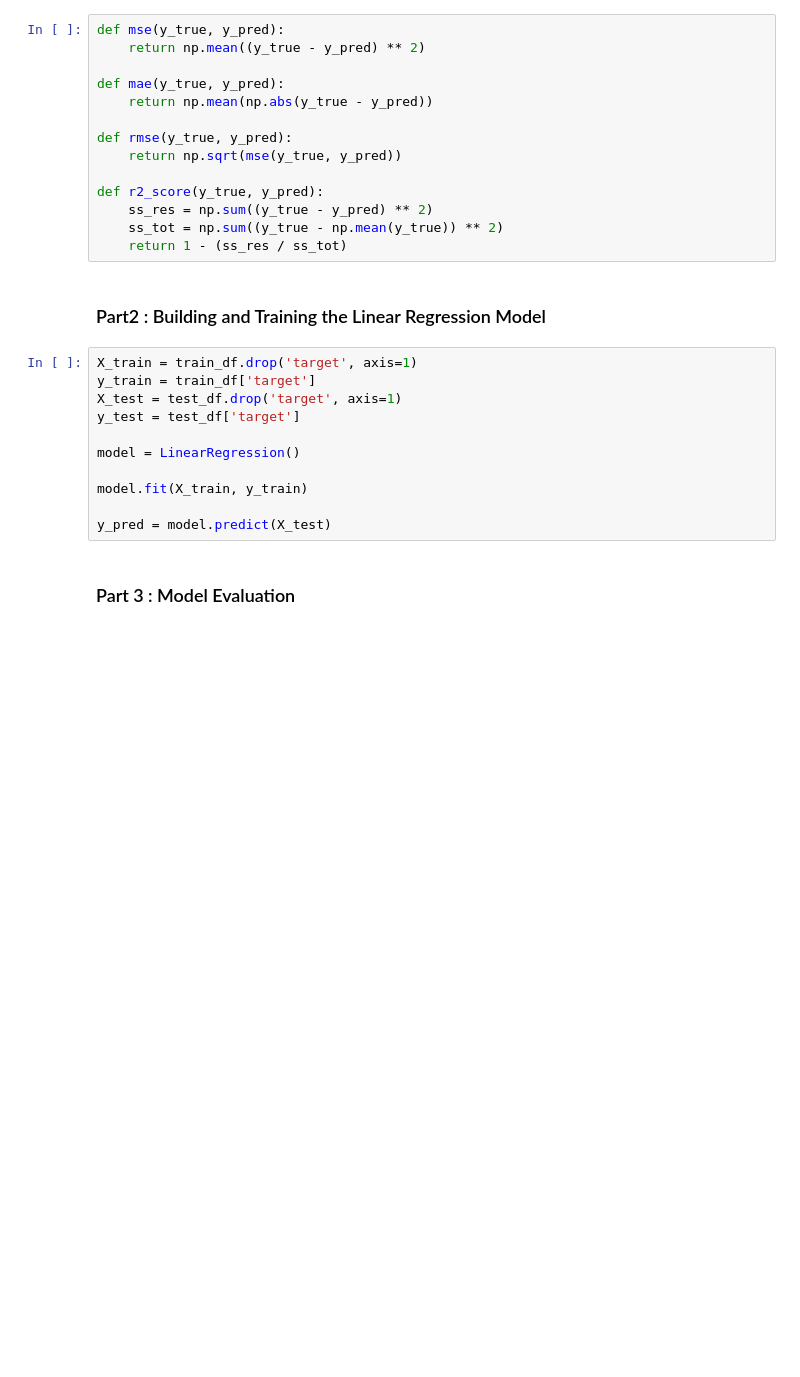
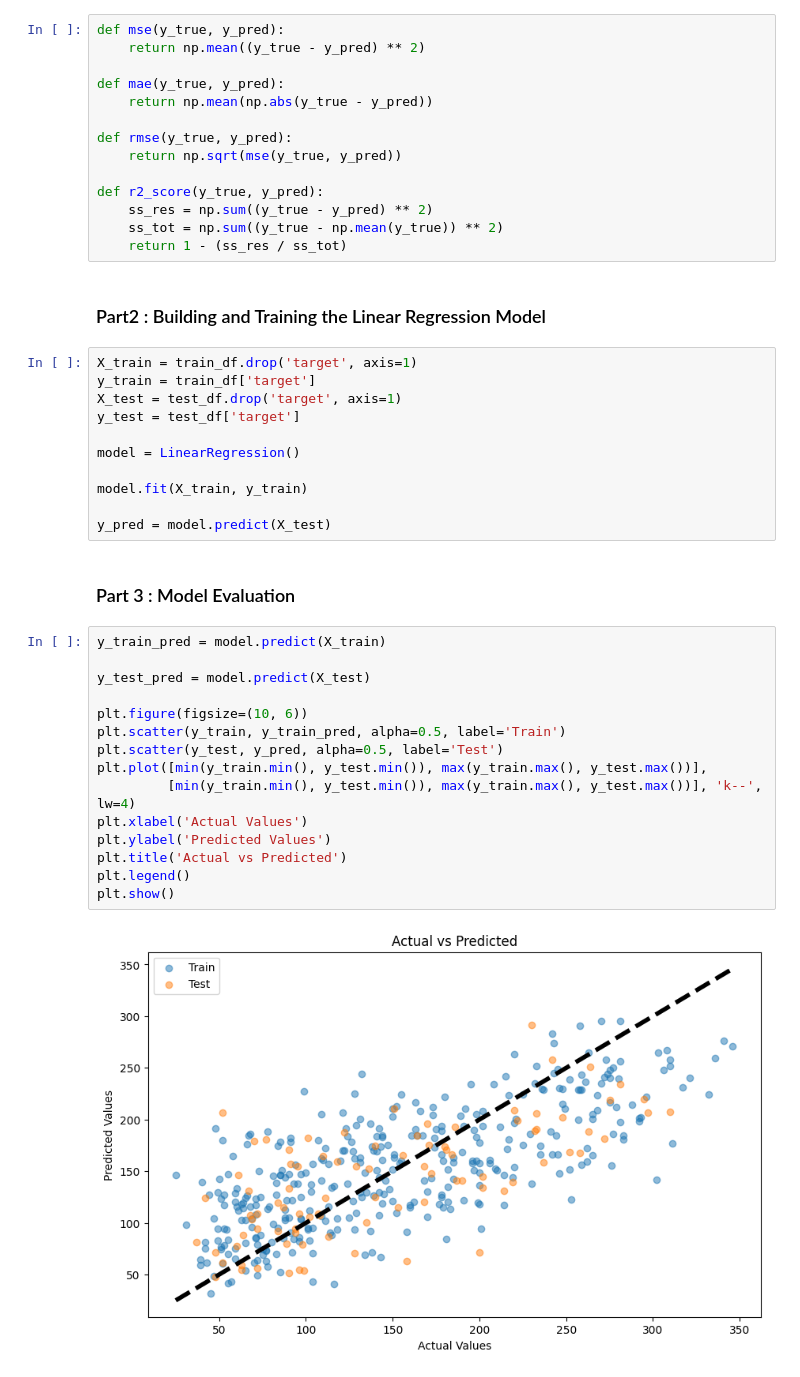
Before and after one commit to SoheilHajianManesh/Data-Sciense-Course-Projects, a Jupyter notebook: CA4/CA4.ipynb, the cells around one changed output. Saved outputs shown, nothing was run; the diff lists cells and outputs as text; blank space fills up the shorter version.

Commit message:
CA4 Part3 : Model Evaluation Done

```diff
--- a/CA4/CA4.ipynb
+++ b/CA4/CA4.ipynb
@@ -158,3 +158,20 @@ model.fit(X_train, y_train)
 y_pred = model.predict(X_test)
 # %% [markdown]
 ### Part 3 : Model Evaluation
+# %%
+y_train_pred = model.predict(X_train)
+
+y_test_pred = model.predict(X_test)
+
+plt.figure(figsize=(10, 6))
+plt.scatter(y_train, y_train_pred, alpha=0.5, label='Train')
+plt.scatter(y_test, y_pred, alpha=0.5, label='Test')
+plt.plot([min(y_train.min(), y_test.min()), max(y_train.max(), y_test.max())],
+         [min(y_train.min(), y_test.min()), max(y_train.max(), y_test.max())], 'k--', lw=4)
+plt.xlabel('Actual Values')
+plt.ylabel('Predicted Values')
+plt.title('Actual vs Predicted')
+plt.legend()
+plt.show()
+# %% [output]
+[figure, added]
```
Also changed, not shown: parts of 2 cells of this notebook.
